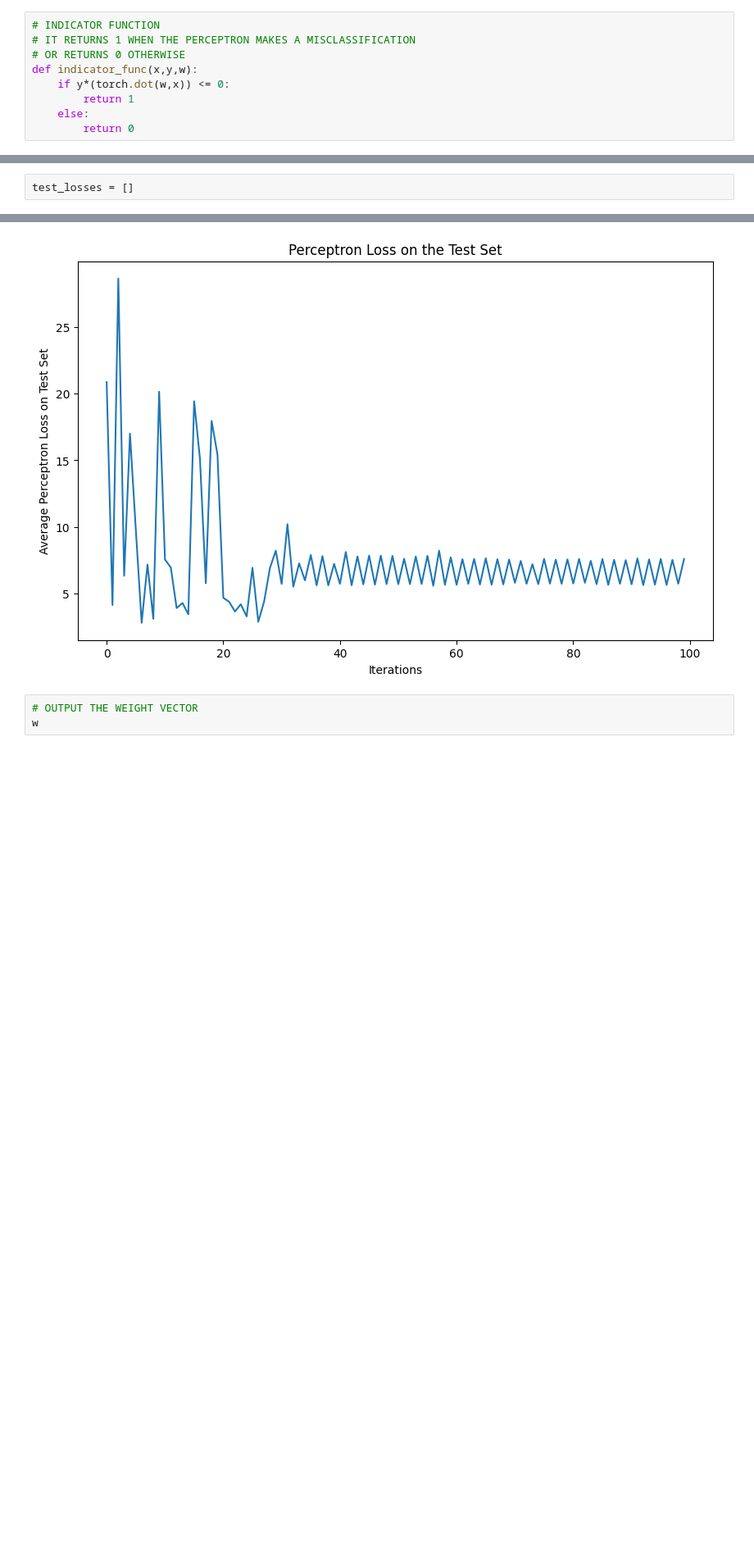
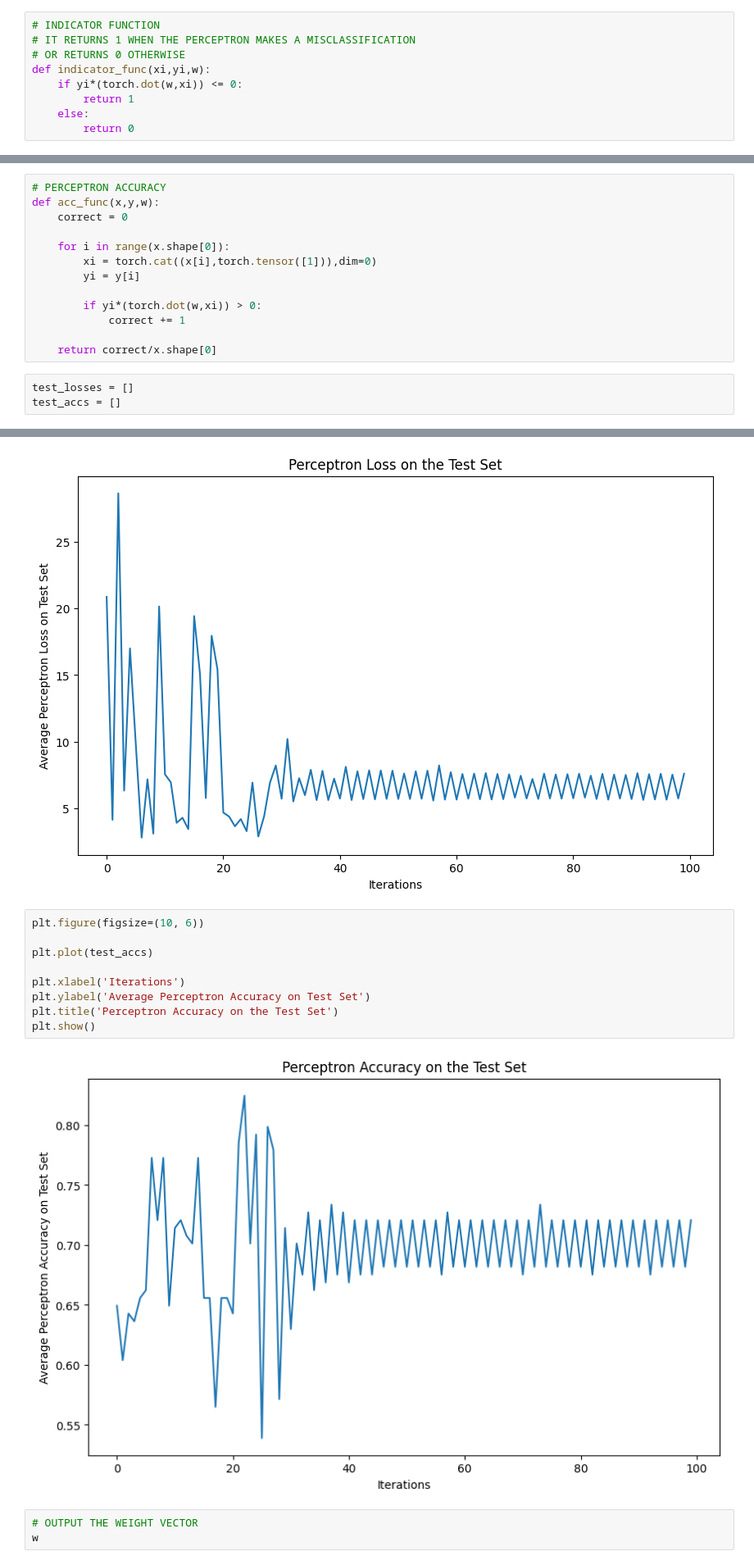
Before and after one commit to dasgauranga2/Deep-Learning-Fundamentals-Assignment-1, a Jupyter notebook: Assignment 1.ipynb, the cells around one changed output, grey strips where cells are left out. Shown at 82% size. Cells and saved outputs as stored; diff of their text form; blank space fills up the shorter version.

```diff
--- a/Assignment 1.ipynb
+++ b/Assignment 1.ipynb
@@ -65,8 +65,8 @@ w = torch.zeros(x.shape[1]+1, dtype=torch.float64)
 # INDICATOR FUNCTION
 # IT RETURNS 1 WHEN THE PERCEPTRON MAKES A MISCLASSIFICATION
 # OR RETURNS 0 OTHERWISE
-def indicator_func(x,y,w):
-    if y*(torch.dot(w,x)) <= 0:
+def indicator_func(xi,yi,w):
+    if yi*(torch.dot(w,xi)) <= 0:
         return 1
     else:
         return 0
@@ -81,8 +81,22 @@ def loss_func(x,y,w):
         loss += max(0, -yi*(torch.dot(w,xi)))
 
     return loss/x.shape[0]
+# %%
+# PERCEPTRON ACCURACY
+def acc_func(x,y,w):
+    correct = 0
+
+    for i in range(x.shape[0]):
+        xi = torch.cat((x[i],torch.tensor([1])),dim=0)
+        yi = y[i]
+
+        if yi*(torch.dot(w,xi)) > 0:
+            correct += 1
+
+    return correct/x.shape[0]
 # %%
 test_losses = []
+test_accs = []
 # %%
 for j in range(n_iter):
     # VECTOR USED TO UPDATE THE WEIGHT VECTOR
@@ -116,6 +133,17 @@ plt.title('Perceptron Loss on the Test Set')
 plt.show()
 # %% [output]
 [figure]
+# %%
+plt.figure(figsize=(10, 6))
+
+plt.plot(test_accs)
+
+plt.xlabel('Iterations')
+plt.ylabel('Average Perceptron Accuracy on Test Set')
+plt.title('Perceptron Accuracy on the Test Set')
+plt.show()
+# %% [output]
+[figure, added]
 # %%
 # OUTPUT THE WEIGHT VECTOR
 w
```
Also changed, not shown: parts of 9 cells of this notebook.
